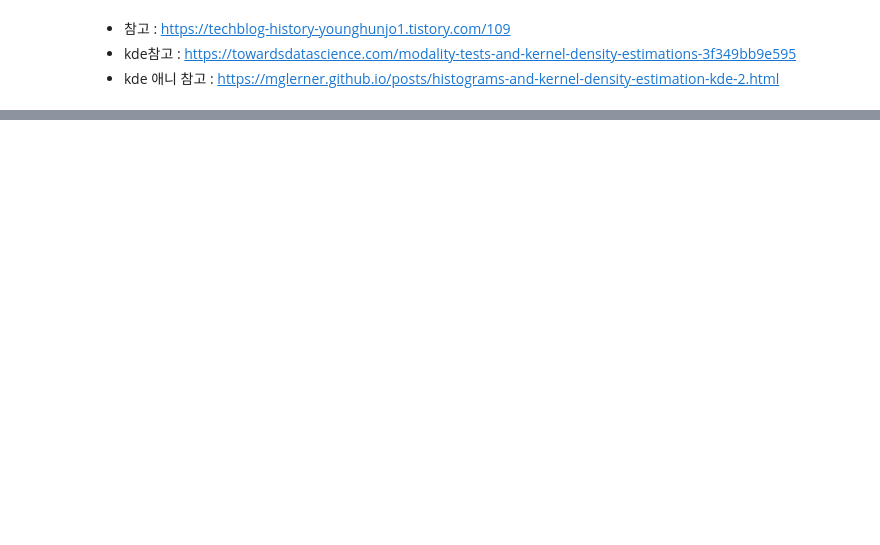
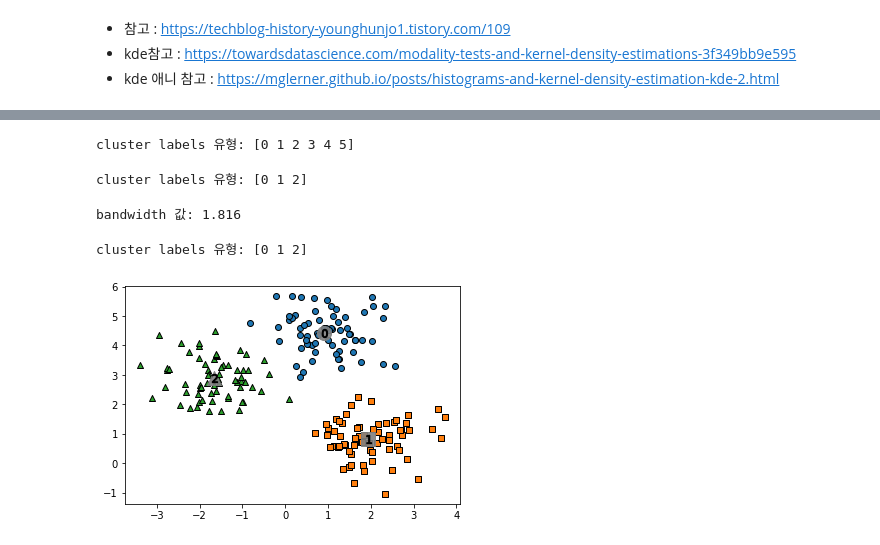
Before and after one commit to SeWonKwon/Machine-Learning, a Jupyter notebook: Machine_Learning/E01_Clustering.ipynb, the cells around one changed output, grey strips where cells are left out. Cells and saved outputs as stored; diff of their text form; code cells hidden in the pictures; blank space fills up the shorter version.

```diff
--- a/Machine_Learning/E01_Clustering.ipynb
+++ b/Machine_Learning/E01_Clustering.ipynb
@@ -665,0 +662,64 @@ NameError: name 'data' is not defined
+# %%
+import numpy as np
+from sklearn.datasets import make_blobs
+from sklearn.cluster import MeanShift
+
+X, y = make_blobs(n_samples=200, n_features=2, centers=3,
+                  cluster_std=0.7, random_state=0)
+# %%
+m_shift = MeanShift(bandwidth=0.8)
+cluster_labels = m_shift.fit_predict(X)
+print('cluster labels 유형:', np.unique(cluster_labels))
+# %% [output]
+cluster labels 유형: [0 1 2 3 4 5]
+# %%
+m_shift = MeanShift(bandwidth=1)
+cluster_labels = m_shift.fit_predict(X)
+print('cluster labels 유형:', np.unique(cluster_labels))
+# %% [output]
+cluster labels 유형: [0 1 2]
+# %%
+from sklearn.cluster import estimate_bandwidth
+
+bandwidth= estimate_bandwidth(X)
+print('bandwidth 값:', round(bandwidth,3))
+# %% [output]
+bandwidth 값: 1.816
+# %%
+import pandas as pd
+
+
+clusterDF = pd.DataFrame(data=X, columns=['ftr1', 'ftr2'])
+clusterDF['target'] = y
+
+# estimate_bandwidth()로 최적의 bandwidth 계산
+best_bandwidth = estimate_bandwidth(X)
+
+meanshift= MeanShift(bandwidth=best_bandwidth)
+cluster_labels = meanshift.fit_predict(X)
+print('cluster labels 유형:',np.unique(cluster_labels))
+# %% [output]
+cluster labels 유형: [0 1 2]
+# %%
+import matplotlib.pyplot as plt
+%matplotlib inline
+
+clusterDF['mshift_label'] = cluster_labels
+centers = meanshift.cluster_centers_
+unique_labels = np.unique(cluster_labels)
+markers=['o', 's', '^', 'x', '*']
+
+for label in unique_labels:
+    label_cluster = clusterDF[clusterDF['mshift_label']==label]
+    center_x_y = centers[label]
+
+    # 레이블 별 산점도
+    plt.scatter(x=label_cluster['ftr1'], y=label_cluster['ftr2'], edgecolors='k', marker=markers[label])
+
+    # 중심
+    plt.scatter(x=center_x_y[0], y=center_x_y[1], s=200, color='gray', alpha=0.9, marker=markers[label])
+    plt.scatter(x=center_x_y[0], y=center_x_y[1], s=70, color='k', edgecolor='k', marker='$%d$' % label)
+
+plt.show()
+# %% [output]
+[figure, added]
```
Also changed, not shown: parts of 36 cells of this notebook.
